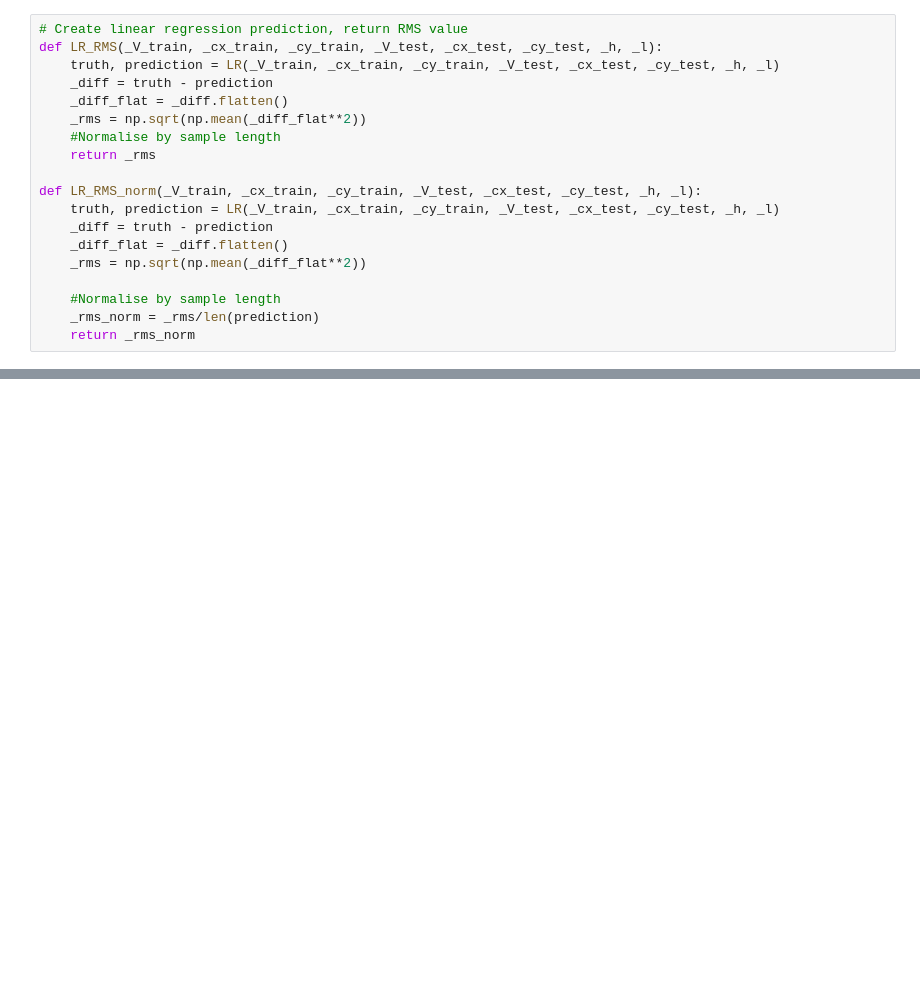
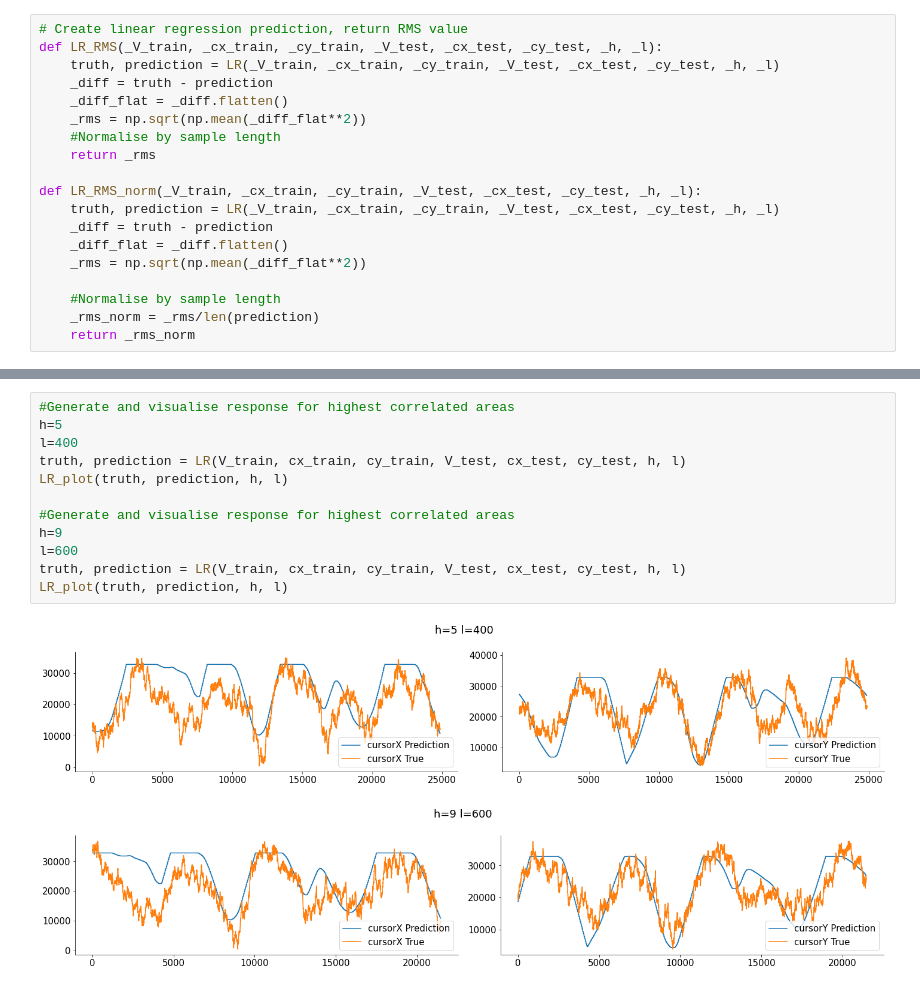
Before and after one commit to rnatarajan98/eCoG_Joystick_Analysis, a Jupyter notebook: GLM.ipynb, the cells around one changed output, grey strips where cells are left out. Drawn from its saved outputs; the diff is of its cells as text; blank space fills up the shorter version.

```diff
--- a/GLM.ipynb
+++ b/GLM.ipynb
@@ -216,0 +217,15 @@ sns.heatmap(rmss, annot=True, xticklabels=ls, yticklabels=hs)
+# %%
+#Generate and visualise response for highest correlated areas
+h=5
+l=400
+truth, prediction = LR(V_train, cx_train, cy_train, V_test, cx_test, cy_test, h, l)
+LR_plot(truth, prediction, h, l)
+
+#Generate and visualise response for highest correlated areas
+h=9
+l=600
+truth, prediction = LR(V_train, cx_train, cy_train, V_test, cx_test, cy_test, h, l)
+LR_plot(truth, prediction, h, l)
+# %% [output]
+[figure, added]
+[figure, added]
```
Also changed, not shown: parts of 9 cells of this notebook.
